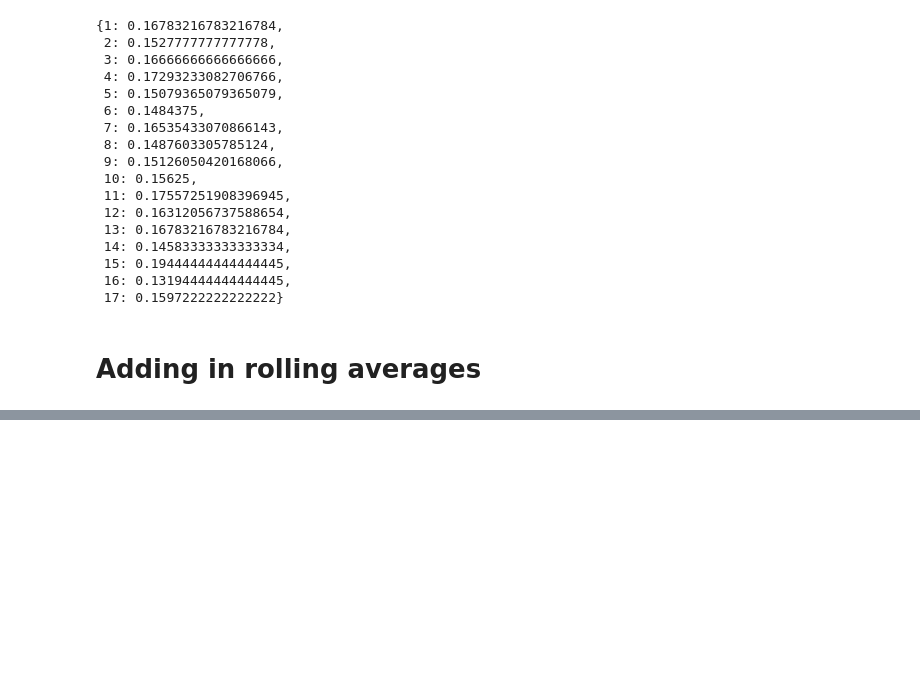
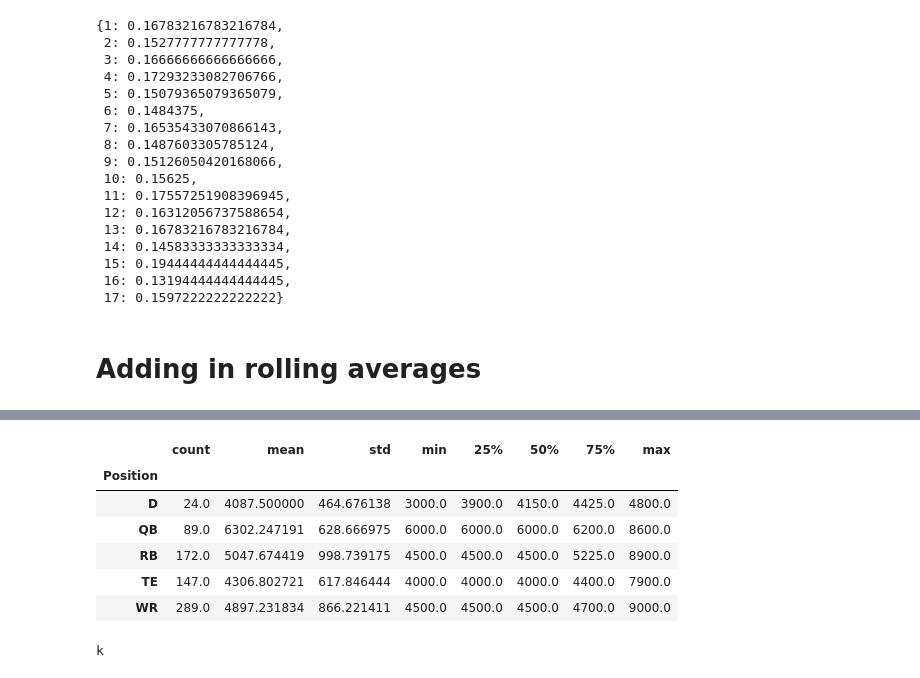
Before and after one commit to ibury08/fantasyfootball, a Jupyter notebook: FF_Data_Collection.ipynb, the cells around one changed output, grey strips where cells are left out. Drawn from its saved outputs; the diff is of its cells as text; code cells hidden in the pictures; blank space fills up the shorter version.

```diff
--- a/FF_Data_Collection.ipynb
+++ b/FF_Data_Collection.ipynb
@@ -411,0 +383,10 @@ rolling
+# %%
+fd.groupby('Position')['Salary'].describe()
+# %% [output]
+|  | count | mean | std | min | 25% | 50% | 75% | max |
+| Position |  |  |  |  |  |  |  |  |
+| D | 24.0 | 4087.500000 | 464.676138 | 3000.0 | 3900.0 | 4150.0 | 4425.0 | 4800.0 |
+| QB | 89.0 | 6302.247191 | 628.666975 | 6000.0 | 6000.0 | 6000.0 | 6200.0 | 8600.0 |
+| RB | 172.0 | 5047.674419 | 998.739175 | 4500.0 | 4500.0 | 4500.0 | 5225.0 | 8900.0 |
+| TE | 147.0 | 4306.802721 | 617.846444 | 4000.0 | 4000.0 | 4000.0 | 4400.0 | 7900.0 |
+| WR | 289.0 | 4897.231834 | 866.221411 | 4500.0 | 4500.0 | 4500.0 | 4700.0 | 9000.0 |
@@ -411,0 +410,5 @@ rolling
+# %%
+print('k')
+%ding
+# %% [output]
+k
```
Also changed, not shown: parts of 11 cells of this notebook.
